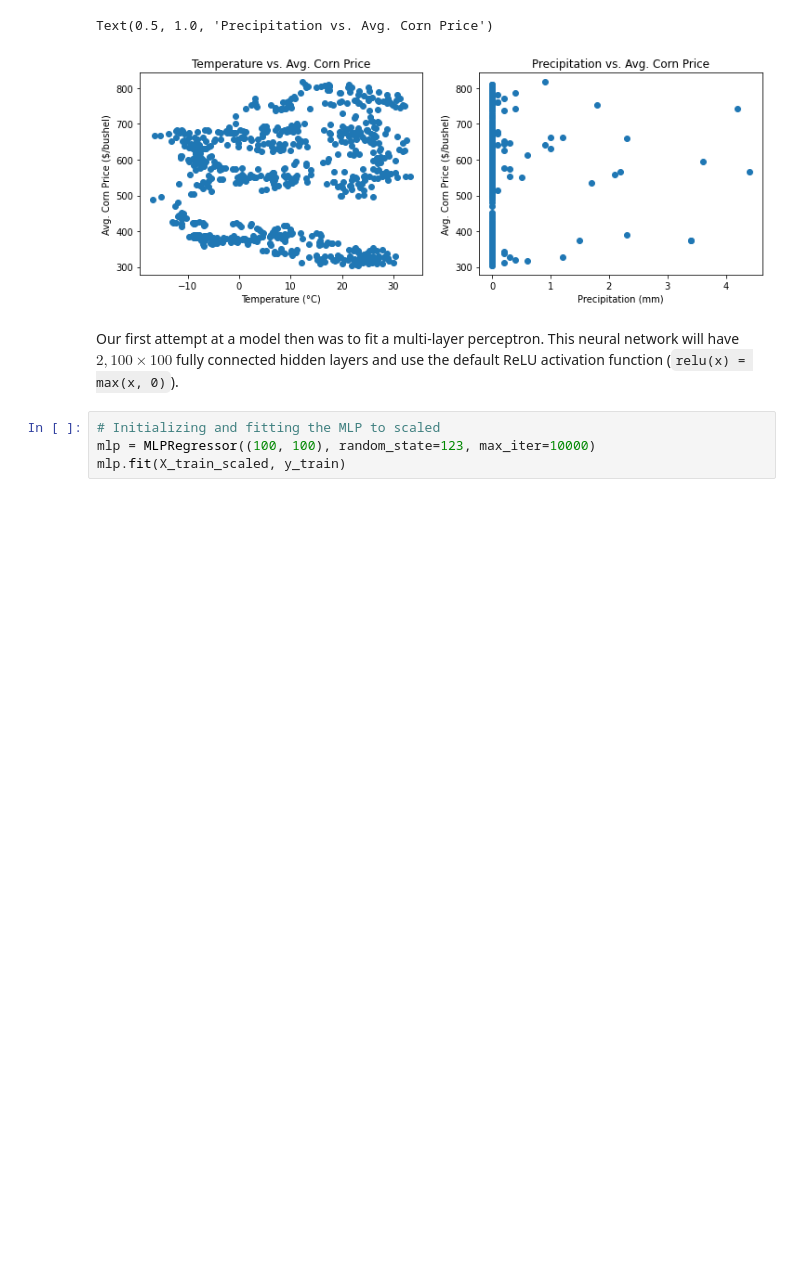
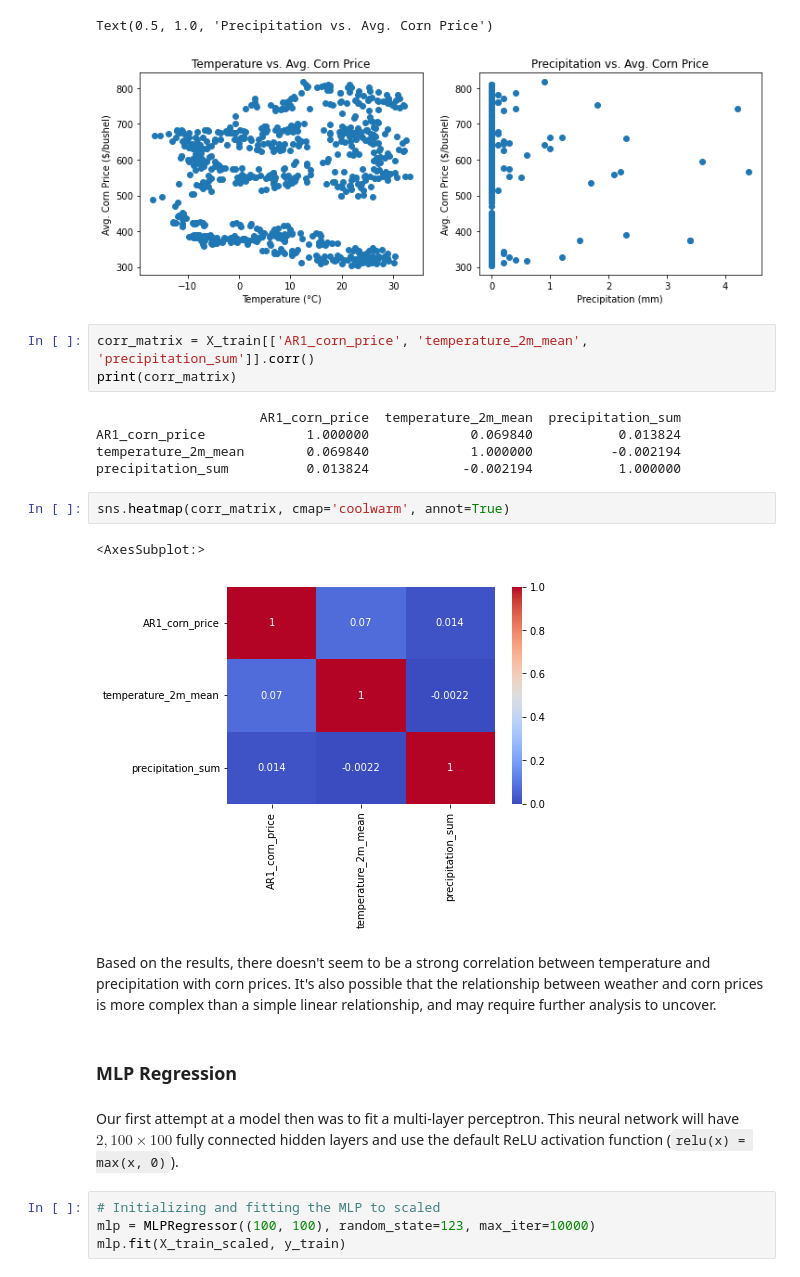
Before and after one commit to PrayusShrestha/crop-price-prediction, a Jupyter notebook: src/final_project.ipynb, the cells around one changed output. Drawn from its saved outputs; the diff is of its cells as text; blank space fills up the shorter version.

```diff
--- a/src/final_project.ipynb
+++ b/src/final_project.ipynb
@@ -206,6 +196,23 @@ axs[1].set_title('Precipitation vs. Avg. Corn Price')
 # %% [output]
 Text(0.5, 1.0, 'Precipitation vs. Avg. Corn Price')
 [figure]
+# %%
+corr_matrix = X_train[['AR1_corn_price', 'temperature_2m_mean', 'precipitation_sum']].corr()
+print(corr_matrix)
+# %% [output]
+                     AR1_corn_price  temperature_2m_mean  precipitation_sum
+AR1_corn_price             1.000000             0.069840           0.013824
+temperature_2m_mean        0.069840             1.000000          -0.002194
+precipitation_sum          0.013824            -0.002194           1.000000
+# %%
+sns.heatmap(corr_matrix, cmap='coolwarm', annot=True)
+# %% [output]
+<AxesSubplot:>
+[figure, added]
+# %% [markdown]
+Based on the results, there doesn't seem to be a strong correlation between temperature and precipitation with corn prices. It's also possible that the relationship between weather and corn prices is more complex than a simple linear relationship, and may require further analysis to uncover.
+# %% [markdown]
+### MLP Regression
 # %% [markdown]
 Our first attempt at a model then was to fit a multi-layer perceptron. This neural network will have $2, 100 \times 100$ fully connected hidden layers and use the default ReLU activation function (`relu(x) = max(x, 0)`).
 # %%
```
Also changed, not shown: parts of 14 cells of this notebook.
